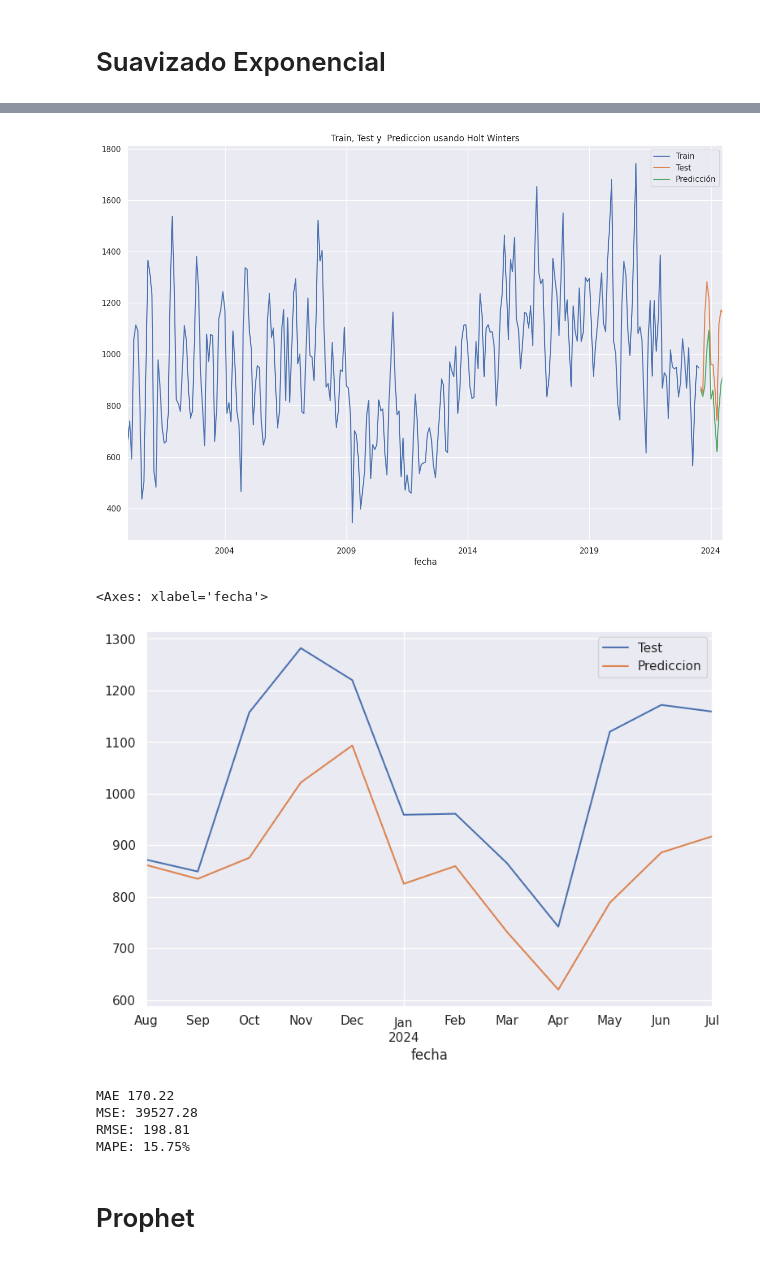
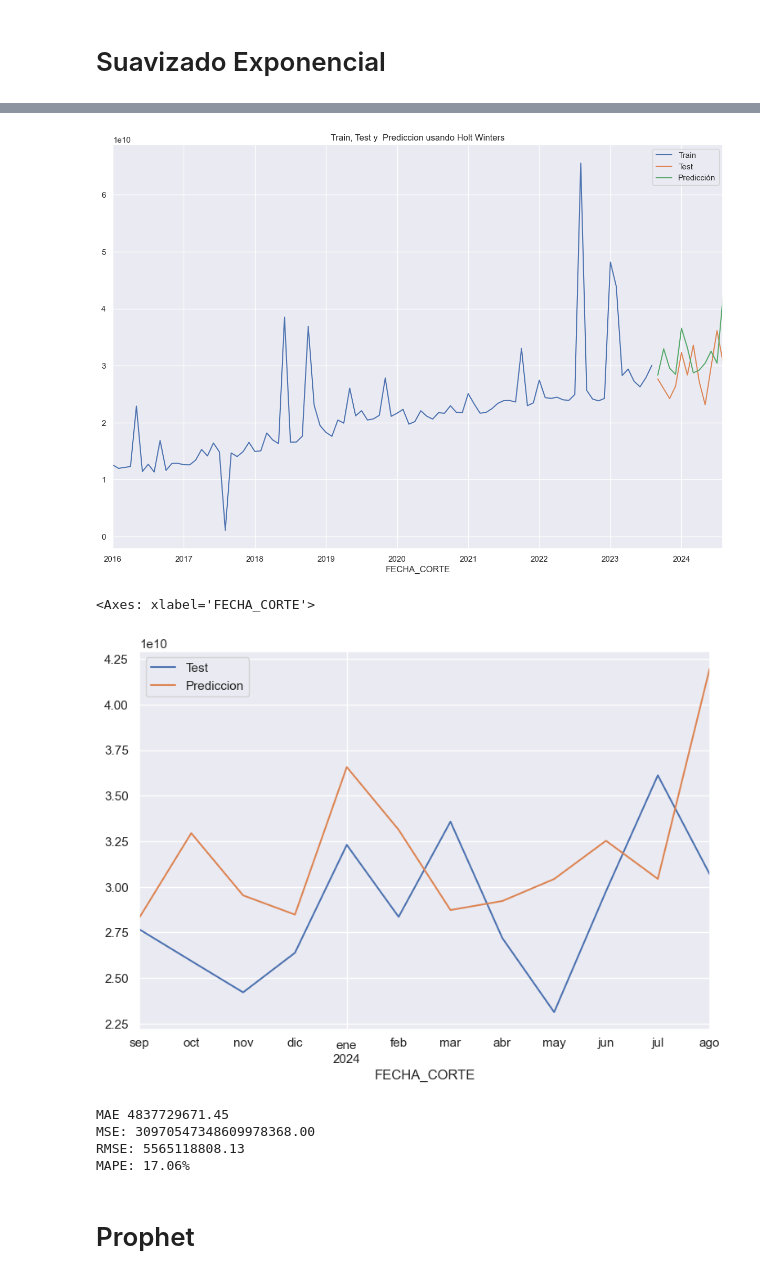
Before and after one commit to LordOnion88/MAD, a Jupyter notebook: Series de Tiempo/Proyecto/TALLER FINAL PARTE 2 Ingresos.ipynb, the cells around one changed output, grey strips where cells are left out. Drawn from its saved outputs; the diff is of its cells as text; code cells hidden in the pictures.

```diff
--- a/Series de Tiempo/Proyecto/TALLER FINAL PARTE 2 Ingresos.ipynb
+++ b/Series de Tiempo/Proyecto/TALLER FINAL PARTE 2 Ingresos.ipynb
@@ -408,8 +494,8 @@ ax.legend()
 # %%
-df_s = df.copy()
+df_s = df_Ingresos.copy()
 
 #Suavisado Exponencial Simple
 
-df_s['HWES1'] = SimpleExpSmoothing(df_s['valor']).fit(optimized=True,use_brute=True).fittedvalues
-df_s[['valor','HWES1']].plot(title = 'Suavizado exponencial simple',figsize=(15,10))
+df_s['HWES1'] = SimpleExpSmoothing(df_s['Ingresos']).fit(smoothing_level = 0.995, optimized=False,use_brute=True).fittedvalues
+df_s[['Ingresos','HWES1']].plot(title = 'Suavizado exponencial simple',figsize=(15,10))
 # %% [output]
@@ -417,7 +504,7 @@ NameError: name 'SimpleExpSmoothing' is not defined
 # %%
 # Suavizado Exponencial doble
 
-df_s['HWES2_ADD'] = ExponentialSmoothing(df_s['valor'],trend='add').fit().fittedvalues
-df_s['HWES2_MUL'] = ExponentialSmoothing(df_s['valor'],trend='mul').fit().fittedvalues
-df_s[['valor', 'HWES2_ADD','HWES2_MUL']].plot(title = 'Suavizado exponencial doble',figsize=(15,10))
+df_s['HWES2_ADD'] = ExponentialSmoothing(df_s['Ingresos'],trend='add').fit().fittedvalues
+df_s['HWES2_MUL'] = ExponentialSmoothing(df_s['Ingresos'],trend='mul').fit().fittedvalues
+df_s[['Ingresos', 'HWES2_ADD','HWES2_MUL']].plot(title = 'Suavizado exponencial doble',figsize=(15,10))
 # %% [output]
@@ -426,5 +513,5 @@ df_s[['valor', 'HWES2_ADD','HWES2_MUL']].plot(title = 'Suavizado exponencial dob
 # %%
-df_s['HWES3_ADD'] = ExponentialSmoothing(df_s['valor'],trend='add',seasonal='add',seasonal_periods = 12).fit().fittedvalues
-df_s['HWES3_MUL'] = ExponentialSmoothing(df_s['valor'],trend='mul',seasonal='mul',seasonal_periods = 12).fit().fittedvalues
-df_s[['valor', 'HWES3_ADD','HWES3_MUL']].plot(title = 'Suavizado exponencial triple',figsize=(15,10))
+df_s['HWES3_ADD'] = ExponentialSmoothing(df_s['Ingresos'],trend='add',seasonal='add',seasonal_periods = 12).fit().fittedvalues
+df_s['HWES3_MUL'] = ExponentialSmoothing(df_s['Ingresos'],trend='mul',seasonal='mul',seasonal_periods = 12).fit().fittedvalues
+df_s[['Ingresos', 'HWES3_ADD','HWES3_MUL']].plot(title = 'Suavizado exponencial triple',figsize=(15,10))
 # %% [output]
@@ -433,8 +520,8 @@ df_s[['valor', 'HWES3_ADD','HWES3_MUL']].plot(title = 'Suavizado exponencial tri
 # %%
 # Partiendo los datos entre entrenamiento y prueba
 
-Entrenamiento_df_s= df_s[:980]
-Prueba_df_s= df_s[980:]
+Entrenamiento_df_s= df_s[:92]
+Prueba_df_s= df_s[92:]
 
 display(Prueba_df_s,Entrenamiento_df_s)
 # %% [output]
@@ -469,32 +556,32 @@ display(Prueba_df_s,Entrenamiento_df_s)
 # %%
-fitted_model = ExponentialSmoothing(Entrenamiento_df_s["valor"],trend="mul",seasonal="mul",seasonal_periods=12).fit()
+fitted_model = ExponentialSmoothing(Entrenamiento_df_s["Ingresos"],trend="mul",seasonal="mul",seasonal_periods=12).fit()
 test_predictions = fitted_model.forecast(12)
-Entrenamiento_df_s["valor"].plot(legend=True,label="Train")
-Prueba_df_s["valor"].plot(legend=True,label="Test",figsize=(15,10))
+Entrenamiento_df_s["Ingresos"].plot(legend=True,label="Train")
+Prueba_df_s["Ingresos"].plot(legend=True,label="Test",figsize=(15,10))
 test_predictions.plot(legend=True,label="Predicción")
 plt.title("Train, Test y  Prediccion usando Holt Winters");
 # %% [output]
-[figure, old version]
+[figure, new version]
 # %%
-Prueba_df_s['valor'].plot(legend=True,label="Test",figsize=(9,6))
+Prueba_df_s['Ingresos'].plot(legend=True,label="Test",figsize=(9,6))
 test_predictions.plot(legend=True,label="Prediccion")
 # %% [output]
-<Axes: xlabel='fecha'>
+<Axes: xlabel='FECHA_CORTE'>
-[figure, old version]
+[figure, new version]
 # %%
 # Medidas
 
 from sklearn.metrics import mean_absolute_error,mean_squared_error,root_mean_squared_error, mean_absolute_percentage_error
-mae=mean_absolute_error(Prueba_df_s["valor"],test_predictions)
+mae=mean_absolute_error(Prueba_df_s["Ingresos"],test_predictions)
 print(f'MAE {mae:.2f}')
-print(f"MSE: {mean_squared_error(Prueba_df_s['valor'],test_predictions):.2f}")
-print(f"RMSE: {root_mean_squared_error(Prueba_df_s['valor'],test_predictions):.2f}")
-print(f"MAPE: {mean_absolute_percentage_error(Prueba_df_s['valor'], test_predictions)*100:.2f}%")
+print(f"MSE: {mean_squared_error(Prueba_df_s['Ingresos'],test_predictions):.2f}")
+print(f"RMSE: {root_mean_squared_error(Prueba_df_s['Ingresos'],test_predictions):.2f}")
+print(f"MAPE: {mean_absolute_percentage_error(Prueba_df_s['Ingresos'], test_predictions)*100:.2f}%")
 # %% [output]
-MAE 170.22
-MSE: 39527.28
-RMSE: 198.81
-MAPE: 15.75%
+MAE 4837729671.45
+MSE: 30970547348609978368.00
+RMSE: 5565118808.13
+MAPE: 17.06%
 # %% [markdown]
 # Prophet
 # %%
```
Also changed, not shown: parts of 44 cells of this notebook.
